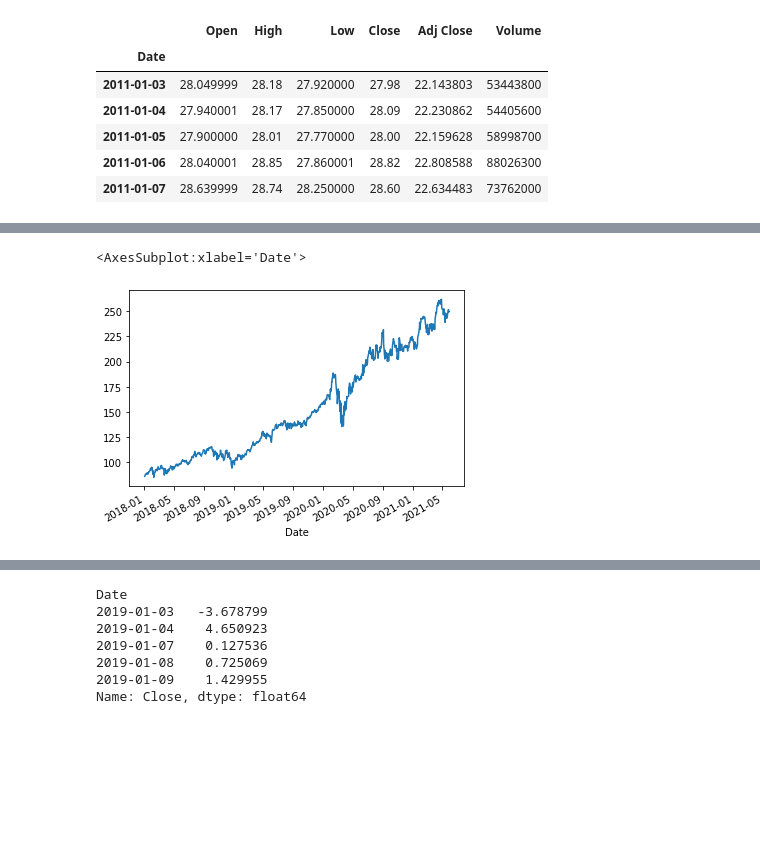
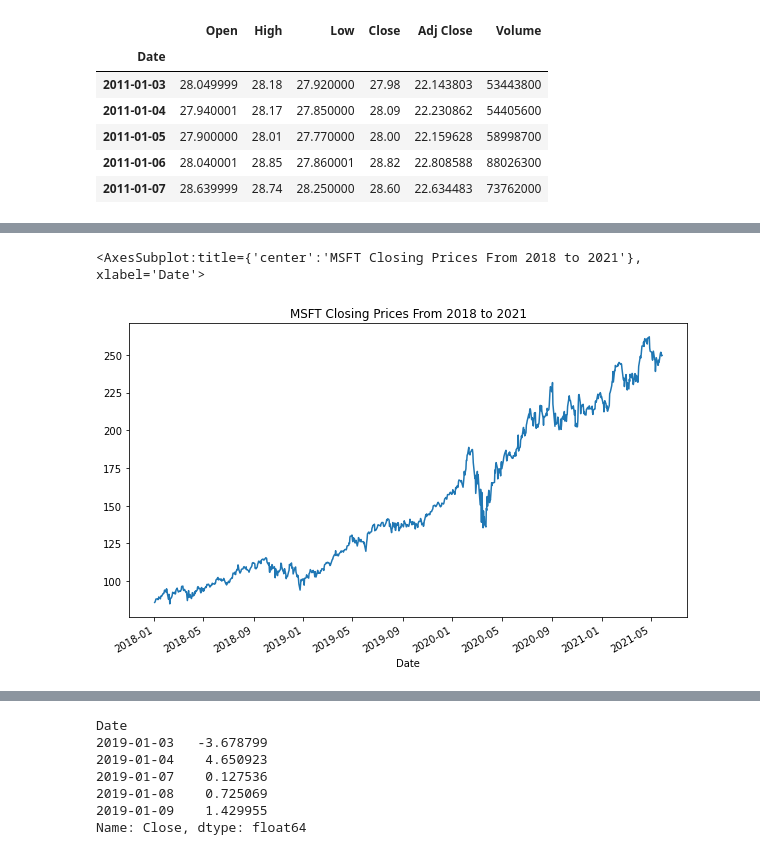
Before and after one commit to somyapanda/Project_2, a Jupyter notebook: Final_Project/stock_volatility.ipynb, the cells around one changed output, grey strips where cells are left out. Saved outputs shown, nothing was run; the diff lists cells and outputs as text; code cells hidden in the pictures; blank space fills up the shorter version.

```diff
--- a/Final_Project/stock_volatility.ipynb
+++ b/Final_Project/stock_volatility.ipynb
@@ -7,7 +14,7 @@ import arch as arch
 from pathlib import Path
 %matplotlib inline
 # %%
-csvpath = Path('Export Files/MSFT_data.csv')
+csvpath = Path('Export Files/msft_closing_price.csv')
 stock_df = pd.read_csv(csvpath, parse_dates=True, index_col='Date')
 stock_df.head()
 # %% [output]
@@ -26,7 +33,7 @@ stock_df.Close.plot()
 # %%
-stock_df.loc['2018':'2021'].Close.plot()
+stock_df.loc['2018':'2021'].Close.plot(title='MSFT Closing Prices From 2018 to 2021', figsize=(10,6))
 # %% [output]
-<AxesSubplot:xlabel='Date'>
+<AxesSubplot:title={'center':'MSFT Closing Prices From 2018 to 2021'}, xlabel='Date'>
-[figure, old version]
+[figure, new version]
 # %%
 # GARCH assumes stationarity
```
Also changed, not shown: parts of 22 cells of this notebook, 4 other files.
